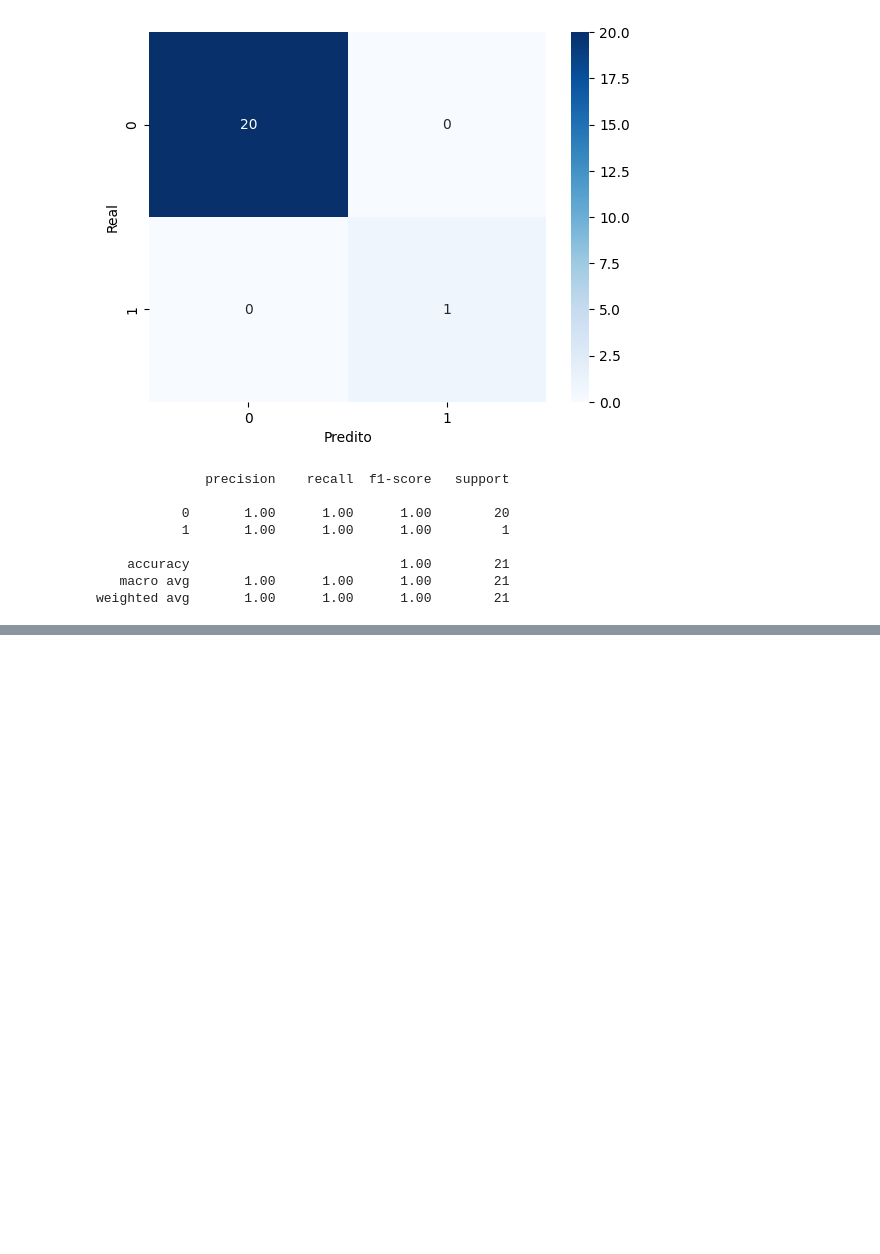
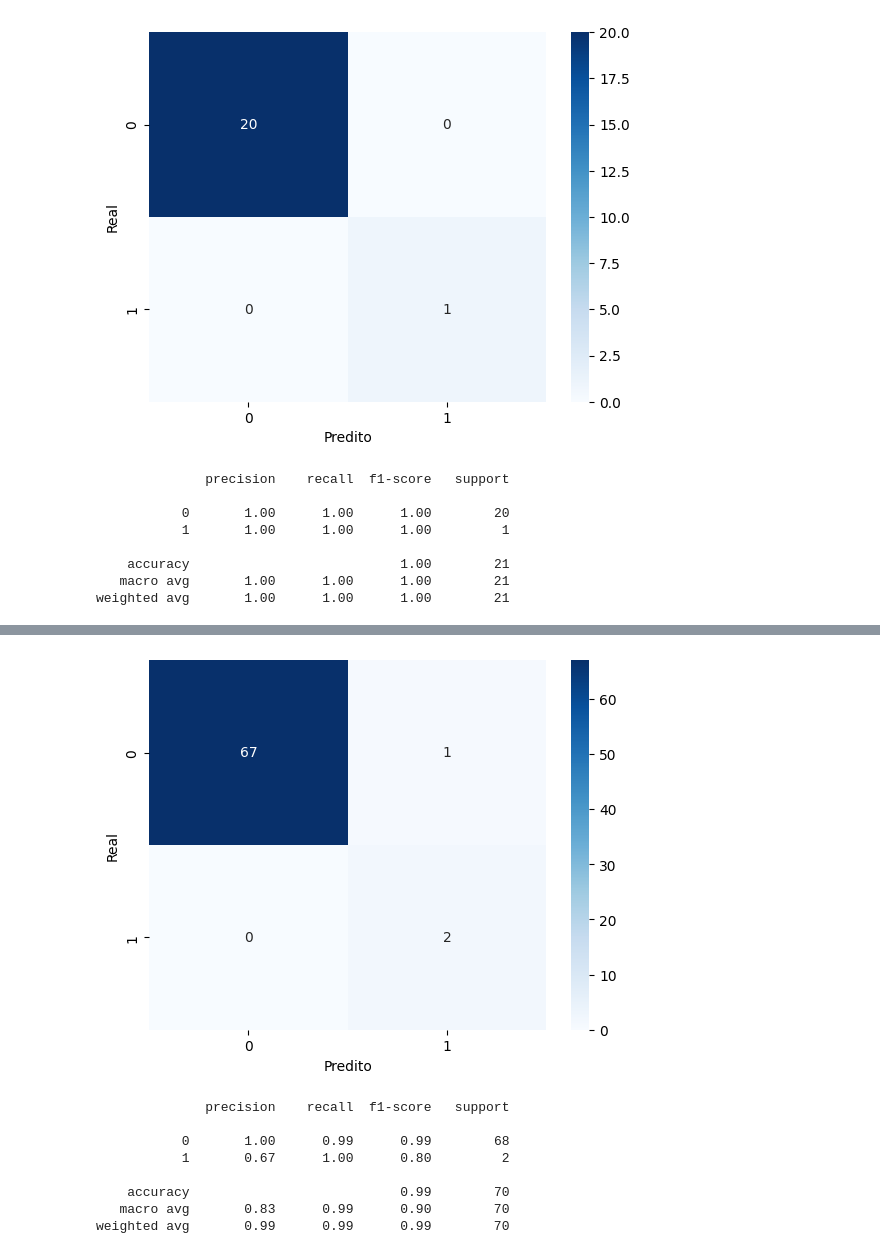
Before and after one commit to kenedysilva27/virus-risk, a Jupyter notebook: notebooks/Modelagem.ipynb, the cells around one changed output, grey strips where cells are left out. Cells and saved outputs as stored; diff of their text form; code cells hidden in the pictures; blank space fills up the shorter version.

```diff
--- a/notebooks/Modelagem.ipynb
+++ b/notebooks/Modelagem.ipynb
@@ -114,0 +126,23 @@ weighted avg       1.00      1.00      1.00        21
+# %%
+skf = StratifiedKFold(n_splits=2, shuffle=True, random_state=42)
+y_pred = y.copy()
+
+for train_idx, test_idx in skf.split(X_encoded, y):
+    X_tr, y_tr = RandomOverSampler(sampling_strategy={1: 10}, random_state=42).fit_resample(X_encoded.iloc[train_idx], y.iloc[train_idx])
+    modelo = LogisticRegression(class_weight='balanced', max_iter=1000, random_state=42).fit(X_tr, y_tr)
+    y_pred.iloc[test_idx] = modelo.predict(X_encoded.iloc[test_idx])
+
+cm = confusion_matrix(y, y_pred)
+sns.heatmap(cm, annot=True, fmt='d', cmap='Blues')
+plt.xlabel('Predito'); plt.ylabel('Real'); plt.show()
+print(classification_report(y, y_pred))
+# %% [output]
+[figure, added]
+              precision    recall  f1-score   support
+
+           0       1.00      0.99      0.99        68
+           1       0.67      1.00      0.80         2
+
+    accuracy                           0.99        70
+   macro avg       0.83      0.99      0.90        70
+weighted avg       0.99      0.99      0.99        70
```
Also changed, not shown: parts of 5 cells of this notebook.
